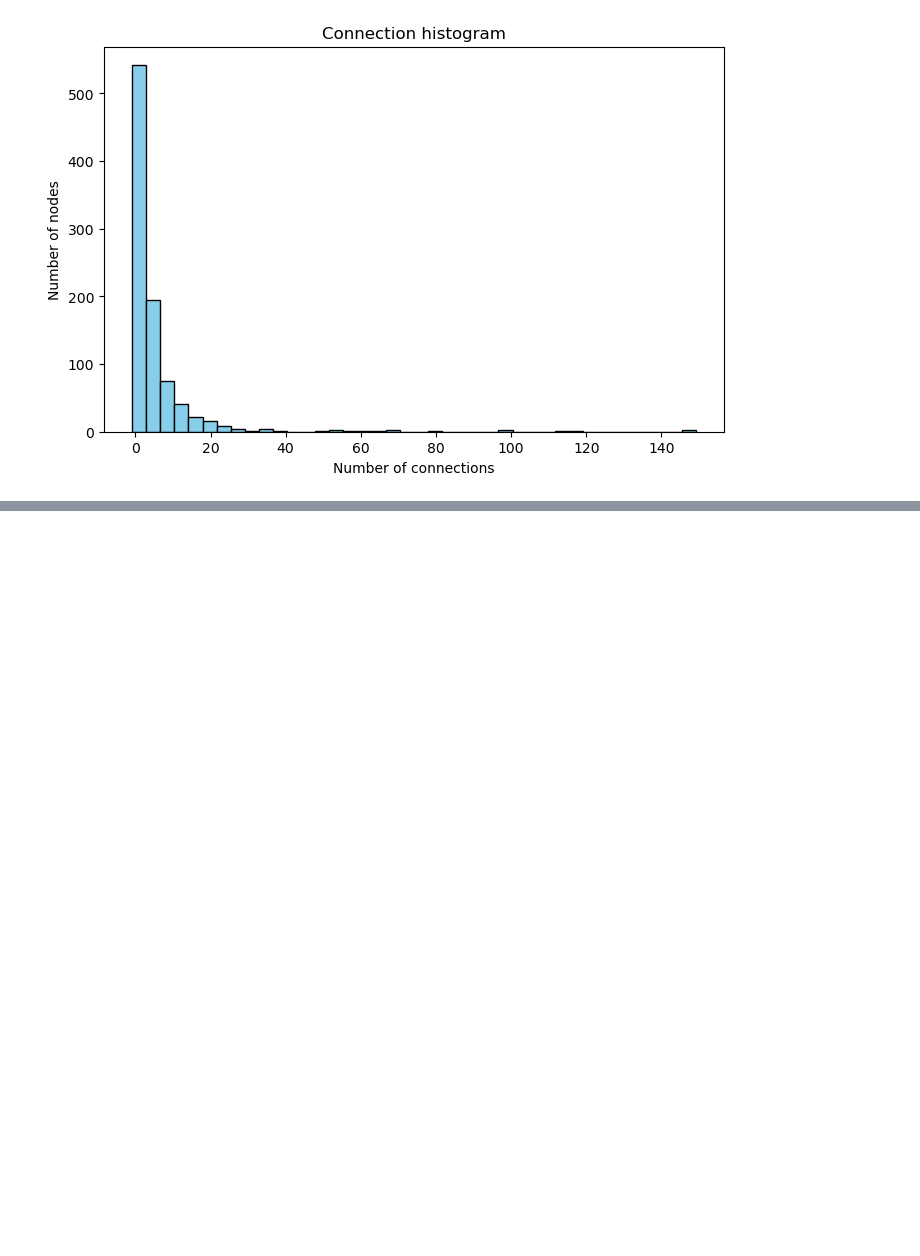
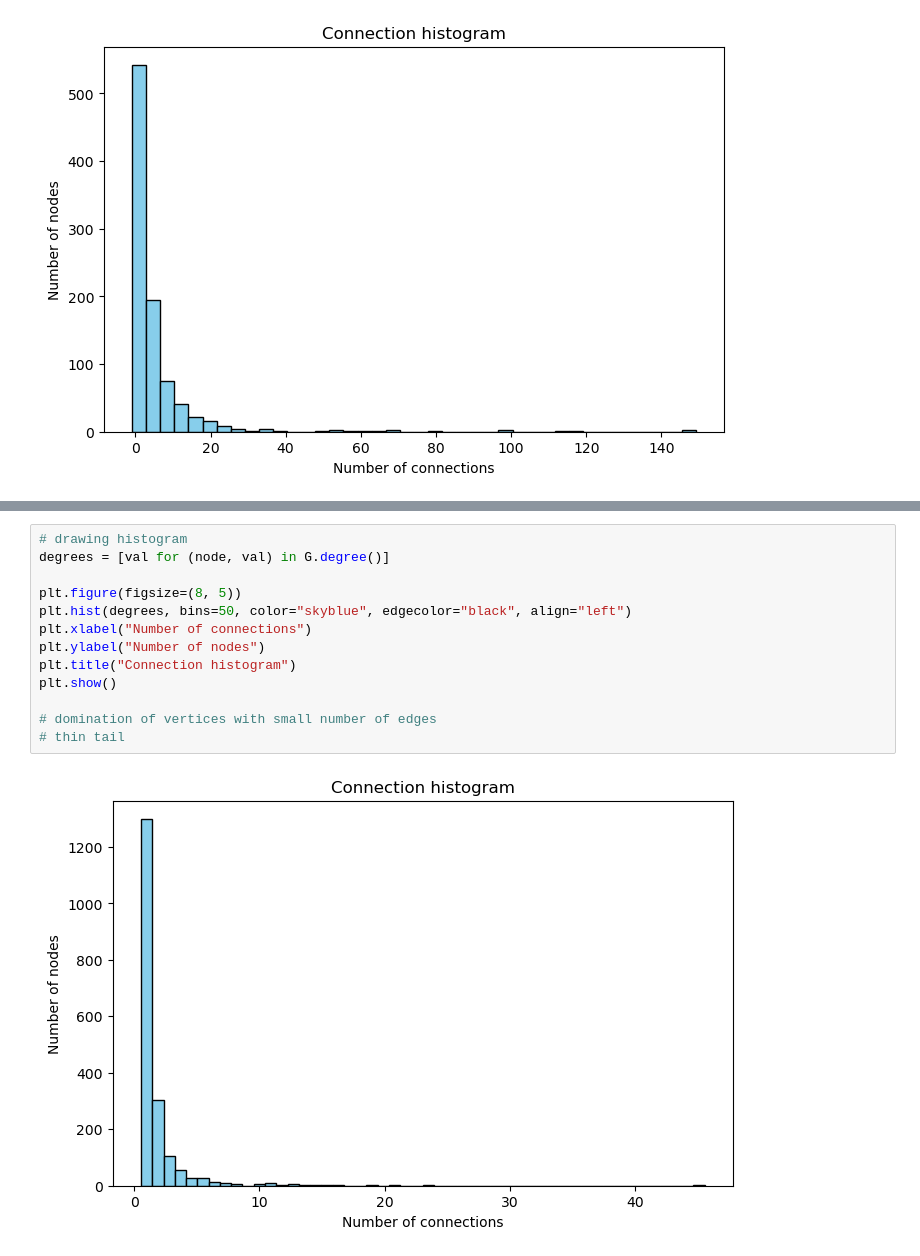
Before and after one commit to kubek22/SNARS, a Jupyter notebook: project2/project2.ipynb, the cells around one changed output, grey strips where cells are left out. Drawn from its saved outputs; the diff is of its cells as text; blank space fills up the shorter version.

```diff
--- a/project2/project2.ipynb
+++ b/project2/project2.ipynb
@@ -137 +167,16 @@ plt.show()
+# %%
+# drawing histogram
+degrees = [val for (node, val) in G.degree()]
+
+plt.figure(figsize=(8, 5))
+plt.hist(degrees, bins=50, color="skyblue", edgecolor="black", align="left")
+plt.xlabel("Number of connections")
+plt.ylabel("Number of nodes")
+plt.title("Connection histogram")
+plt.show()
+
+# domination of vertices with small number of edges
+# thin tail
+# %% [output]
+[figure, added]
 # %% [markdown]
```
Also changed, not shown: parts of 11 cells of this notebook, 2 other files.
